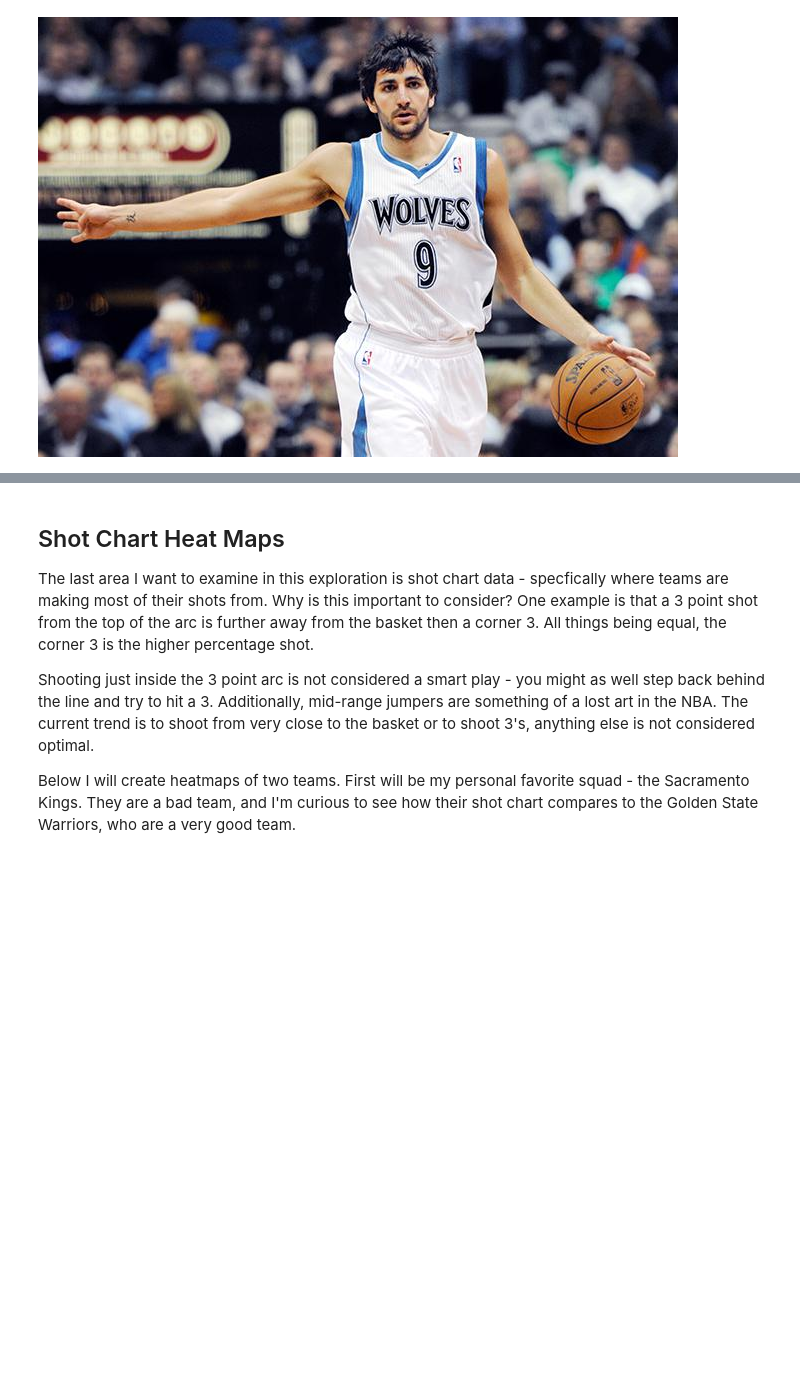
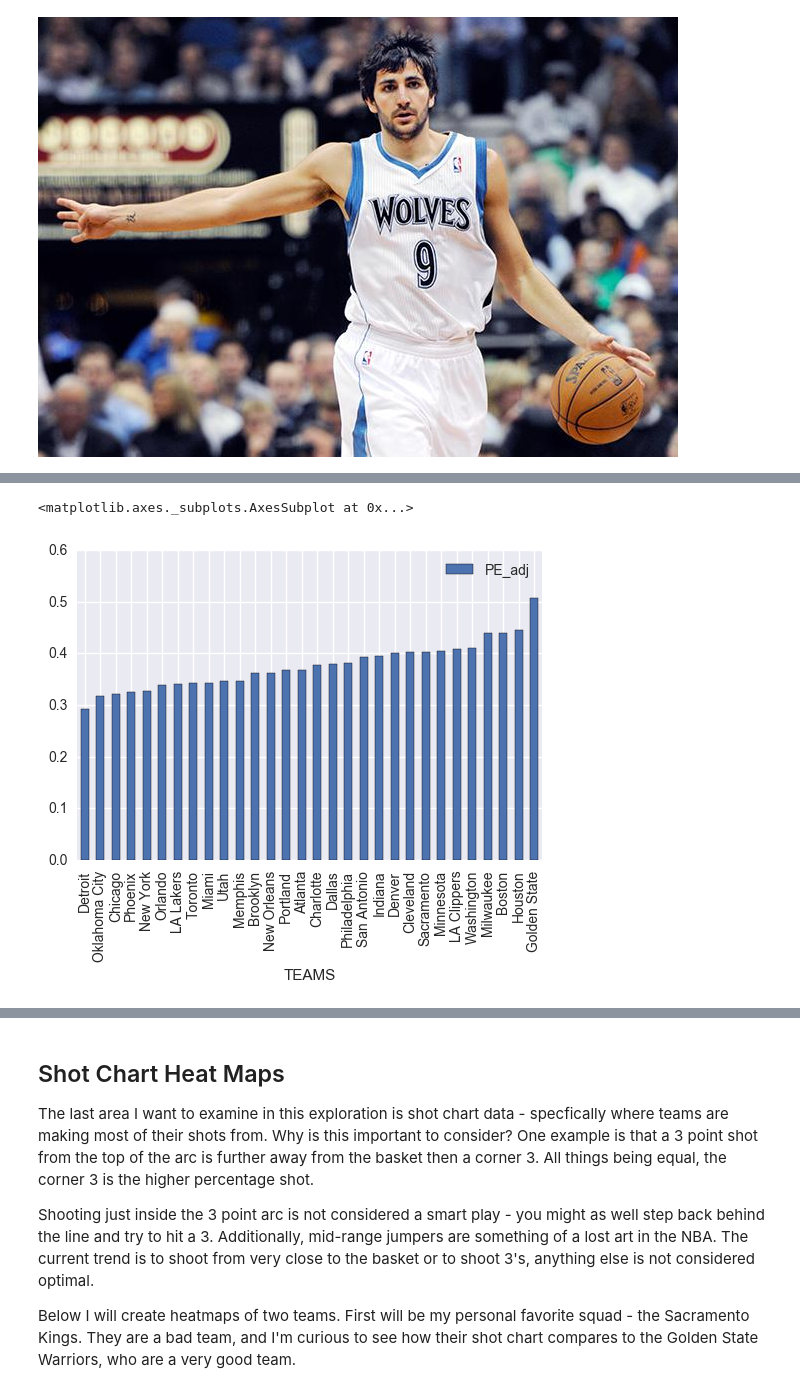
Before and after one commit to MPhillips55/Capstone_Project_1_2016-2017_NBA_Data, a Jupyter notebook: EDA/Capstone Project EDA - 2016-2017 NBA Data.ipynb, the cells around one changed output, grey strips where cells are left out. Saved outputs shown, nothing was run; the diff lists cells and outputs as text; code cells hidden in the pictures; blank space fills up the shorter version.

Commit message:
updated EDA file with statistical analysis

```diff
--- a/EDA/Capstone Project EDA - 2016-2017 NBA Data.ipynb
+++ b/EDA/Capstone Project EDA - 2016-2017 NBA Data.ipynb
@@ -675,0 +690,4 @@ Image("RickyRubio.jpg")
+# %%
+# create new df with relevant team columns
+team_eff_df = tbsdf[['TEAMS', 'FG', 'FGA', 'FT', 'FTA', 'TOT', '3P', '3PA', 'A']].copy()
+team_eff_df.head()
@@ -675,0 +701,13 @@ Image("RickyRubio.jpg")
+# %%
+# add new column for Total Field Goals Adjusted
+# 3 pointers are counted separately so they are subtracted from 'FG' value
+team_eff_df.loc[:,'FG_adj'] = (team_eff_df.FG - team_eff_df['3P']) + (team_eff_df.A - team_eff_df.TOT) + (team_eff_df['3P'] * 1.5) + (team_eff_df['FT'] * 0.5)
+
+# calculate PE adjusted statistic
+team_eff_df.loc[:, 'PE_adj'] = team_eff_df.FG_adj / team_eff_df.FGA
+
+# summarize the entire season box scores into aggregates for each team
+team_pe_adj = team_eff_df.groupby('TEAMS').agg({'PE_adj':'mean'})
+
+team_pe_adj = team_pe_adj.sort_values(by='PE_adj')
+team_pe_adj.head()
@@ -675,0 +722,6 @@ Image("RickyRubio.jpg")
+# %%
+# quickly visualize the data with a bar chart
+team_pe_adj.plot.bar()
+# %% [output]
+<matplotlib.axes._subplots.AxesSubplot at 0x...>
+[figure, added]
```
Also changed, not shown: parts of 12 cells of this notebook.
